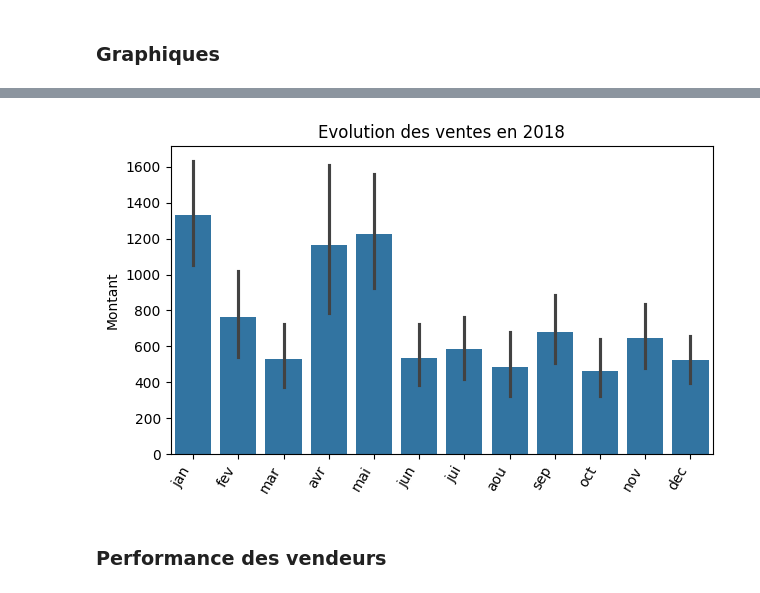
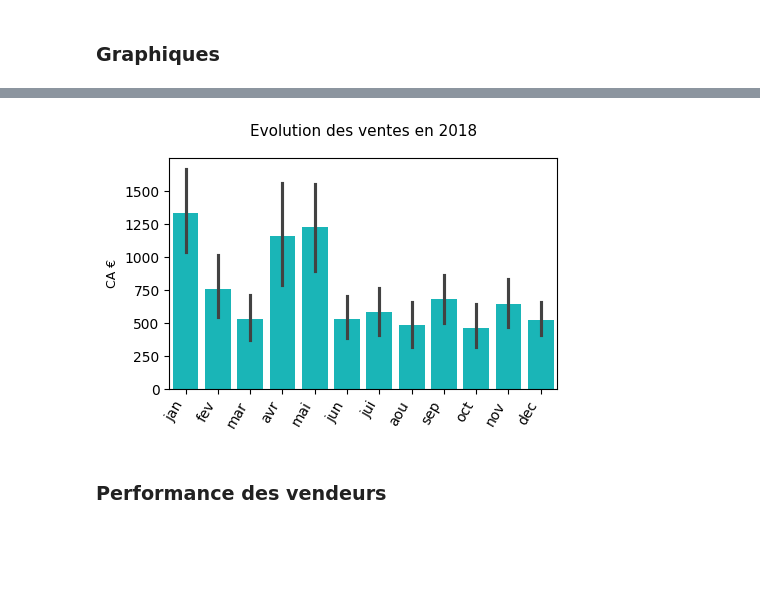
Before and after one commit to thimyxuan/beverage-sales-analysis, a Jupyter notebook: partie_1.ipynb, the cells around one changed output, grey strips where cells are left out. Cells and saved outputs as stored; diff of their text form; code cells hidden in the pictures; blank space fills up the shorter version.

```diff
--- a/partie_1.ipynb
+++ b/partie_1.ipynb
@@ -582,14 +566,14 @@ calcul_sorted
 # %%
 # Représentation en barres pour l'année 2008 :
-plt.figure(figsize=(7,4))
-sns.barplot(data=calcul_sorted[calcul_sorted['annee']=='2018'], x="mois", y="total")
-plt.title('Evolution des ventes en 2018')
+plt.figure(figsize=(5,3))
+sns.barplot(data=calcul_sorted[calcul_sorted['annee']=='2018'], x="mois", y="total", color='darkturquoise')
+plt.title('Evolution des ventes en 2018', fontsize=11, pad=16)
 plt.xlabel('')
-plt.ylabel('Montant')
+plt.ylabel('CA €', fontsize=9)
 plt.xticks([i for i in range(0,12)], ['jan', 'fev', 'mar', 'avr', 'mai', 'jun', 'jui', 'aou', 'sep', 'oct', 'nov', 'dec'], fontsize=10, rotation=60, ha="right")
 plt.show()
 # %% [output]
-[figure, old version]
+[figure, new version]
 # %% [markdown]
 ### Performance des vendeurs
 # %%
```
Also changed, not shown: parts of 8 cells of this notebook.
